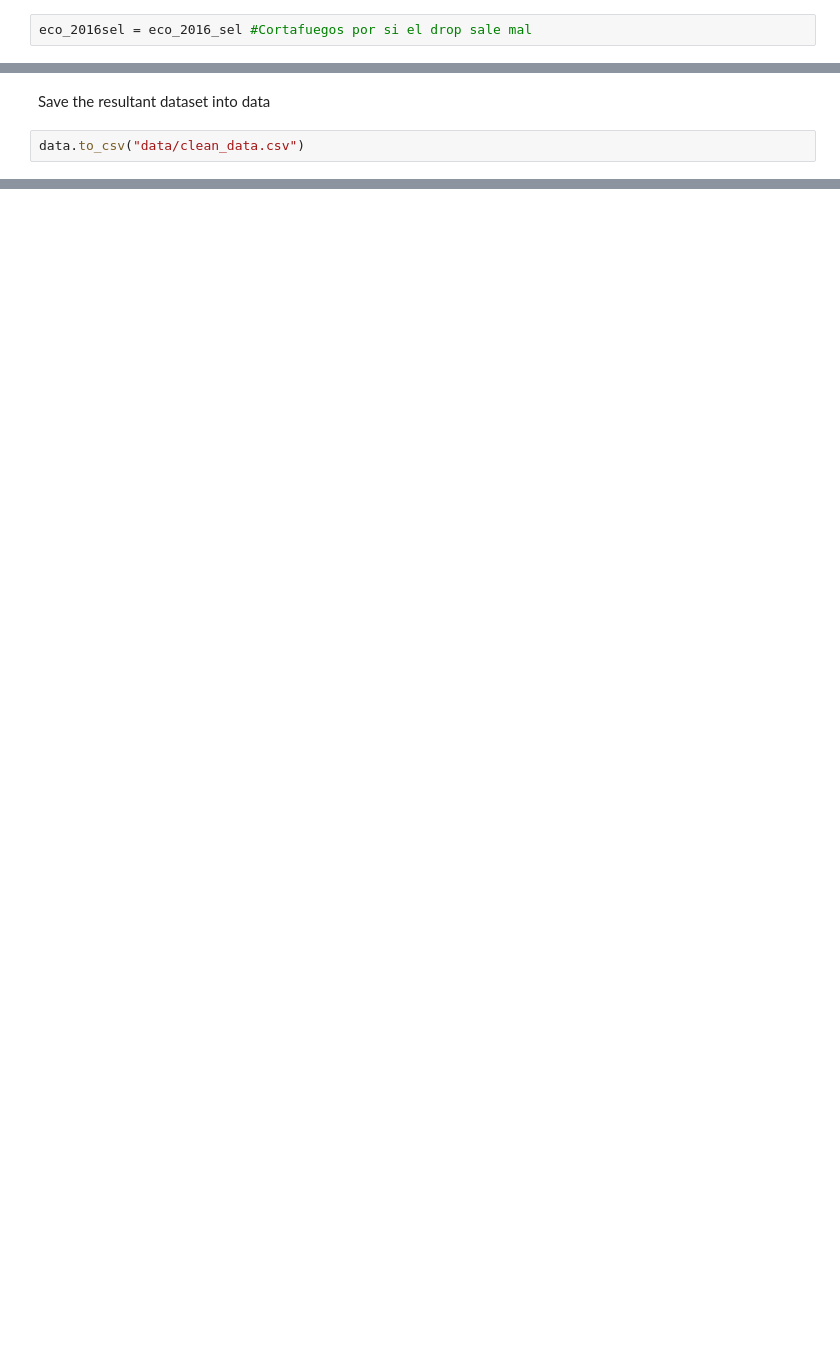
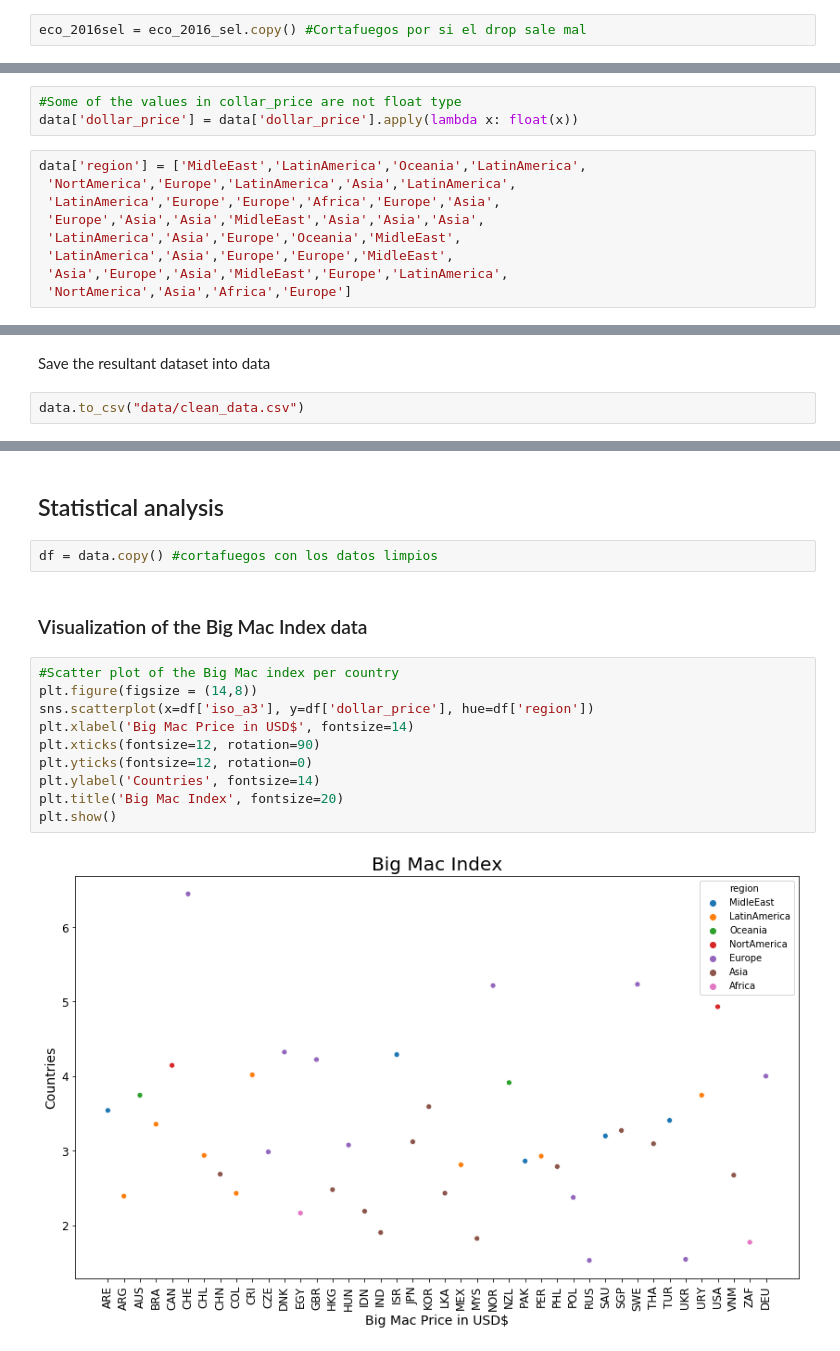
Before and after one commit to ta-datapt-bcn/project-statistical-analysis, a Jupyter notebook: your-code/statistical-analysis.ipynb, the cells around one changed output, grey strips where cells are left out. Saved outputs shown, nothing was run; the diff lists cells and outputs as text; blank space fills up the shorter version.

Commit message:
visualization of the data

```diff
--- a/your-code/statistical-analysis.ipynb
+++ b/your-code/statistical-analysis.ipynb
@@ -378,7 +402,7 @@ eco_2016_sel.shape
 # %% [markdown]
 ### Delete columns with a lot of Null Values
 # %%
-eco_2016sel = eco_2016_sel #Cortafuegos por si el drop sale mal
+eco_2016sel = eco_2016_sel.copy() #Cortafuegos por si el drop sale mal
 # %%
 drop = []
 for column in eco_2016sel.columns:
@@ -440,6 +464,18 @@ eco_2016sel.head()
 5 rows × 374 columns
 # %%
 data = pd.merge(bm_2016, eco_2016sel, how ='inner', on ='iso_a3')
+# %%
+#Some of the values in collar_price are not float type
+data['dollar_price'] = data['dollar_price'].apply(lambda x: float(x))
+# %%
+data['region'] = ['MidleEast','LatinAmerica','Oceania','LatinAmerica',
+ 'NortAmerica','Europe','LatinAmerica','Asia','LatinAmerica',
+ 'LatinAmerica','Europe','Europe','Africa','Europe','Asia',
+ 'Europe','Asia','Asia','MidleEast','Asia','Asia','Asia',
+ 'LatinAmerica','Asia','Europe','Oceania','MidleEast',
+ 'LatinAmerica','Asia','Europe','Europe','MidleEast',
+ 'Asia','Europe','Asia','MidleEast','Europe','LatinAmerica',
+ 'NortAmerica','Asia','Africa','Europe']
 # %%
 data.head()
 # %% [output]
@@ -460,0 +525,18 @@ data.to_csv("data/clean_data.csv")
+# %% [markdown]
+## Statistical analysis
+# %%
+df = data.copy() #cortafuegos con los datos limpios
+# %% [markdown]
+### Visualization of the Big Mac Index data
+# %%
+#Scatter plot of the Big Mac index per country
+plt.figure(figsize = (14,8))
+sns.scatterplot(x=df['iso_a3'], y=df['dollar_price'], hue=df['region'])
+plt.xlabel('Big Mac Price in USD$', fontsize=14)
+plt.xticks(fontsize=12, rotation=90)
+plt.yticks(fontsize=12, rotation=0)
+plt.ylabel('Countries', fontsize=14)
+plt.title('Big Mac Index', fontsize=20)
+plt.show()
+# %% [output]
+[figure, added]
```
Also changed, not shown: parts of 22 cells of this notebook, 3 other files.
